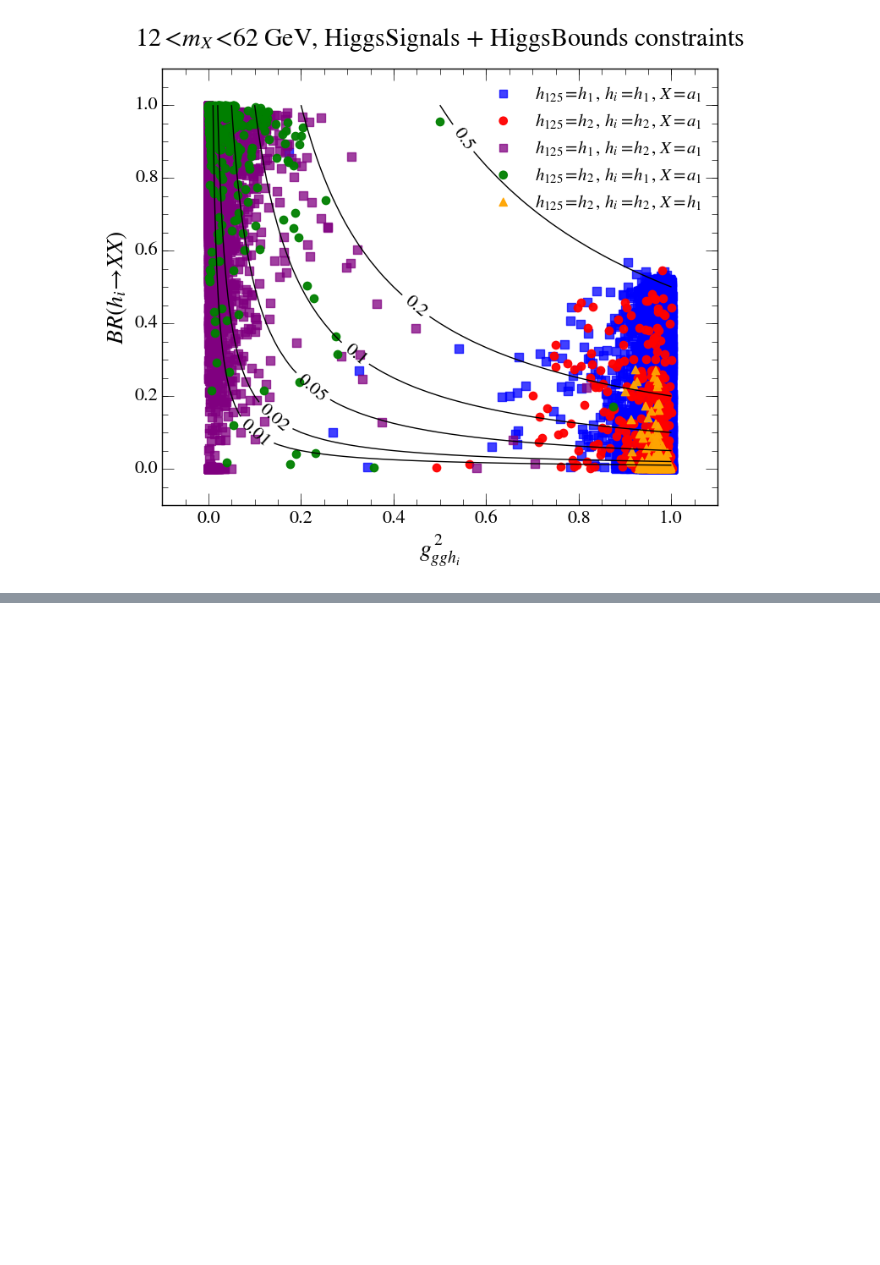
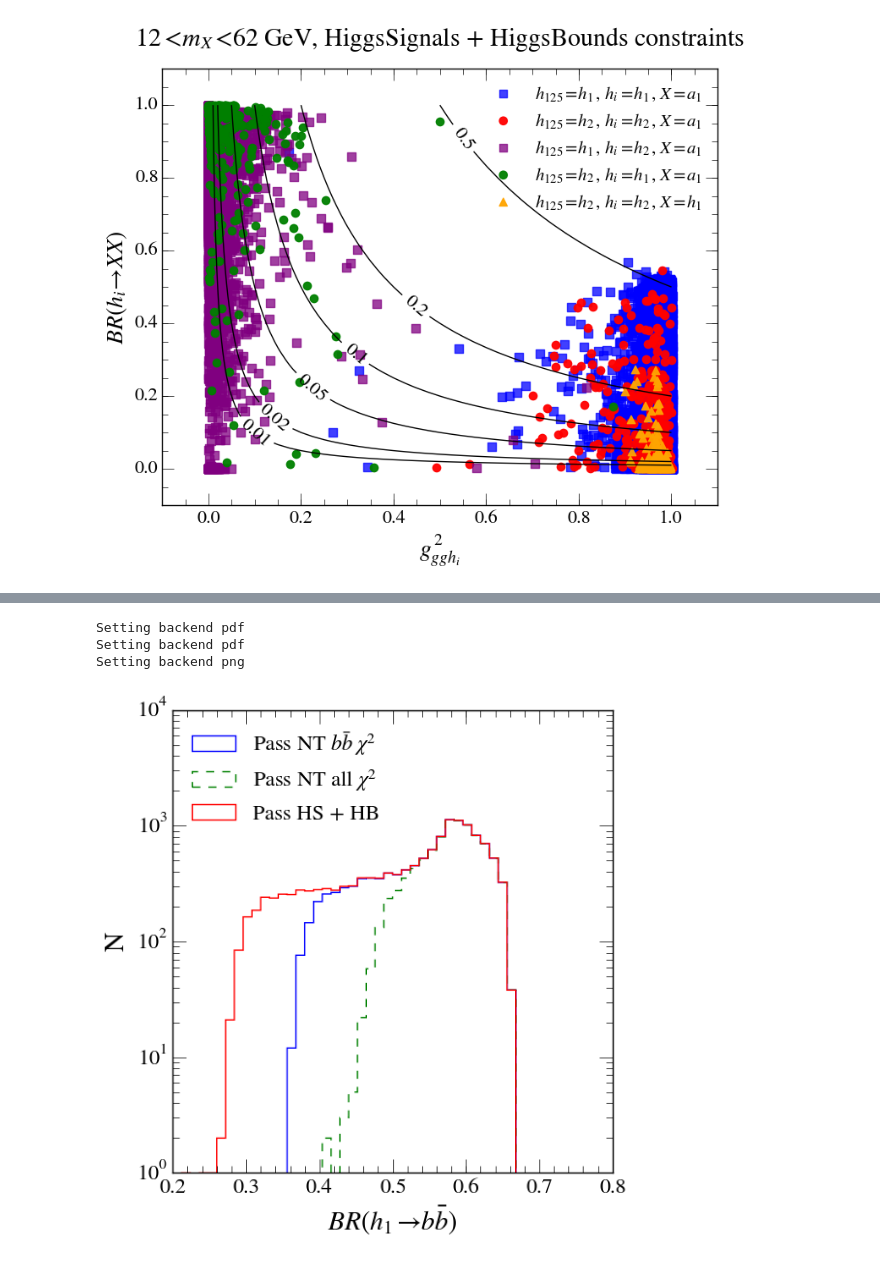
Before and after one commit to raggleton/NMSSM-Scan, a Jupyter notebook: iPython/Thesis Plots.ipynb, the cells around one changed output, grey strips where cells are left out. Saved outputs shown, nothing was run; the diff lists cells and outputs as text; code cells hidden in the pictures; blank space fills up the shorter version.

```diff
--- a/iPython/Thesis Plots.ipynb
+++ b/iPython/Thesis Plots.ipynb
@@ -429,5 +447,6 @@ plot_h1zz_NT_HSHB(df_pass_all, '', 'Thesis_plots/h1zz_NT_HSHB.pdf')
 # %%
-def plot_h1bb_NT_HSHB(df, title, filename):
+@save_fig
+def plot_h1bb_NT_HSHB(df, title):
     set_backend('pdf')
     df = df.query('122.2 < mh1 < 128.1 & mh2>128.1')
 
@@ -457,8 +476,6 @@ def plot_h1bb_NT_HSHB(df, title, filename):
     plt.legend(loc='upper left', fontsize=16, frameon=False)
 #     plt.ylim(1E-3, 1)
     plt.yscale('log')
-
-    if SAVE_PLOTS: save_plot(filename)
 # %%
-plot_h1bb_NT_HSHB(df_pass_all, '', 'Thesis_plots/h1bb_NT_HSHB.pdf')
+plot_h1bb_NT_HSHB(df_pass_all, '', filename='Thesis_plots/h1bb_NT_HSHB.pdf')
 # %% [output]
@@ -466 +482,5 @@ plot_h1bb_NT_HSHB(df_pass_all, '', 'Thesis_plots/h1bb_NT_HSHB.pdf')
+Setting backend pdf
+Setting backend pdf
+Setting backend png
+[figure, added]
 # %%
```
Also changed, not shown: parts of 45 cells of this notebook.
